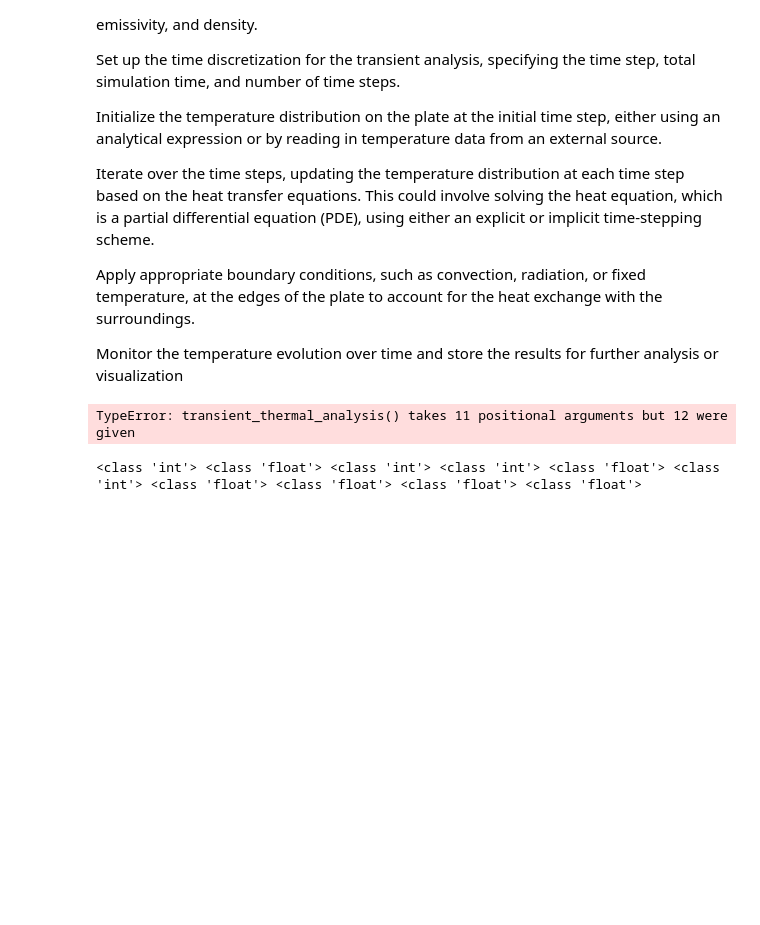
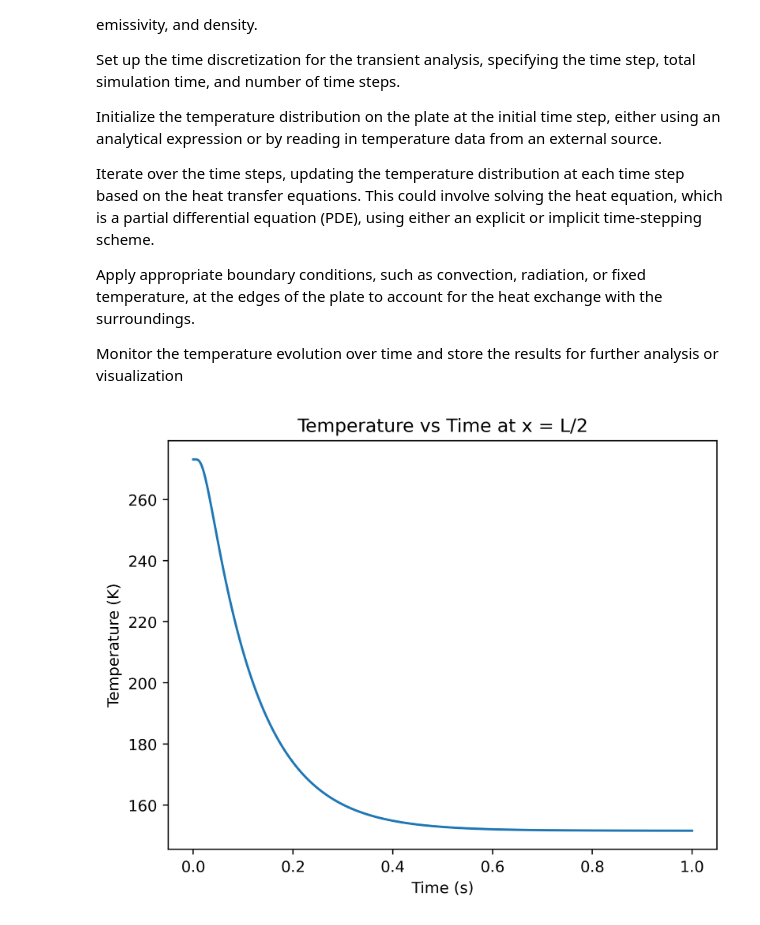
Before and after one commit to smarinsek/EN.535.610.81.SP23-Project, a Jupyter notebook: Project Main Script.ipynb, the cells around one changed output. Saved outputs shown, nothing was run; the diff lists cells and outputs as text; code cells hidden in the pictures; blank space fills up the shorter version.

```diff
--- a/Project Main Script.ipynb
+++ b/Project Main Script.ipynb
@@ -639,28 +640,20 @@ Apply appropriate boundary conditions, such as convection, radiation, or fixed t
 
 Monitor the temperature evolution over time and store the results for further analysis or visualization
 # %%
-#Thermal Analysis
-#Will need to update the variable names to use with the one previously defined.
-#Come up with how we want to visualize the heat trasfer
+#steady state transient thermal analysis of a flat aluminum plate 1 cm thick. 30 degree C constant temperature input at one end. Radiation and solar flux at the other end.
 
-L = al_elements*al_ele_thickness # m
-T0 = 273.15 # °K
-Tinf = 0 # °K
-rho = al_dens # kg/m^3
+L = al_elements*al_ele_thickness #thickness of the plate (m)
+T0 = 273.15 # initial temperature of the plate in kelvin (K)
+Tinf = 0 # temperature of black body space (K)
+rho=  al_dens # Density aluminum # (kg/m^3)
 c = al_c # J/(kg*K)
 k = al_k # W/(m*K)
-dx = al_ele_thickness #m
-dt = .01 # s
-t_max = 10 # s
-emissivity = paint_emissivity # For the nominal analysis paint emissivity will be used, this will be ablated away post cold xray exposure.
-solar_flux = 1361*0.92 # W/m^2 Average solar flux in leo is 1361 W/m^2 this is knocked down by the absorptivity of black aeroglaze .92
+dx = 0.001 #change in length (m)
+dt = 0.001 #change in time (s)
+t_max = 1 #max time (s)
+emissivity = paint_emissivity
+solar_flux = 1364*.92 # average solar flux in leo knocked down by the absorptivity of black aeroglaze (W/m^2)
 
-temperature = matl_section.transient_thermal_analysis(L, T0, Tinf, rho, c, k, dx, dt, t_max, emissivity, solar_flux)
-
-print(temperature)
+matl_section.transient_thermal_analysis(L, T0, Tinf, rho, c, k, dx, dt, t_max, emissivity, solar_flux)
 # %% [output]
-TypeError: transient_thermal_analysis() takes 11 positional arguments but 12 were given
+[figure, added]
-# %%
-print(type(num_x_points), type(length), type(initial_temperature), type(total_time), type(time_step), type(thermal_conductivity), type(specific_heat), type(density), type(emissivity), type(solar_heat_flux))
-# %% [output]
-<class 'int'> <class 'float'> <class 'int'> <class 'int'> <class 'float'> <class 'int'> <class 'float'> <class 'float'> <class 'float'> <class 'float'>
```
Also changed, not shown: parts of 4 cells of this notebook.
